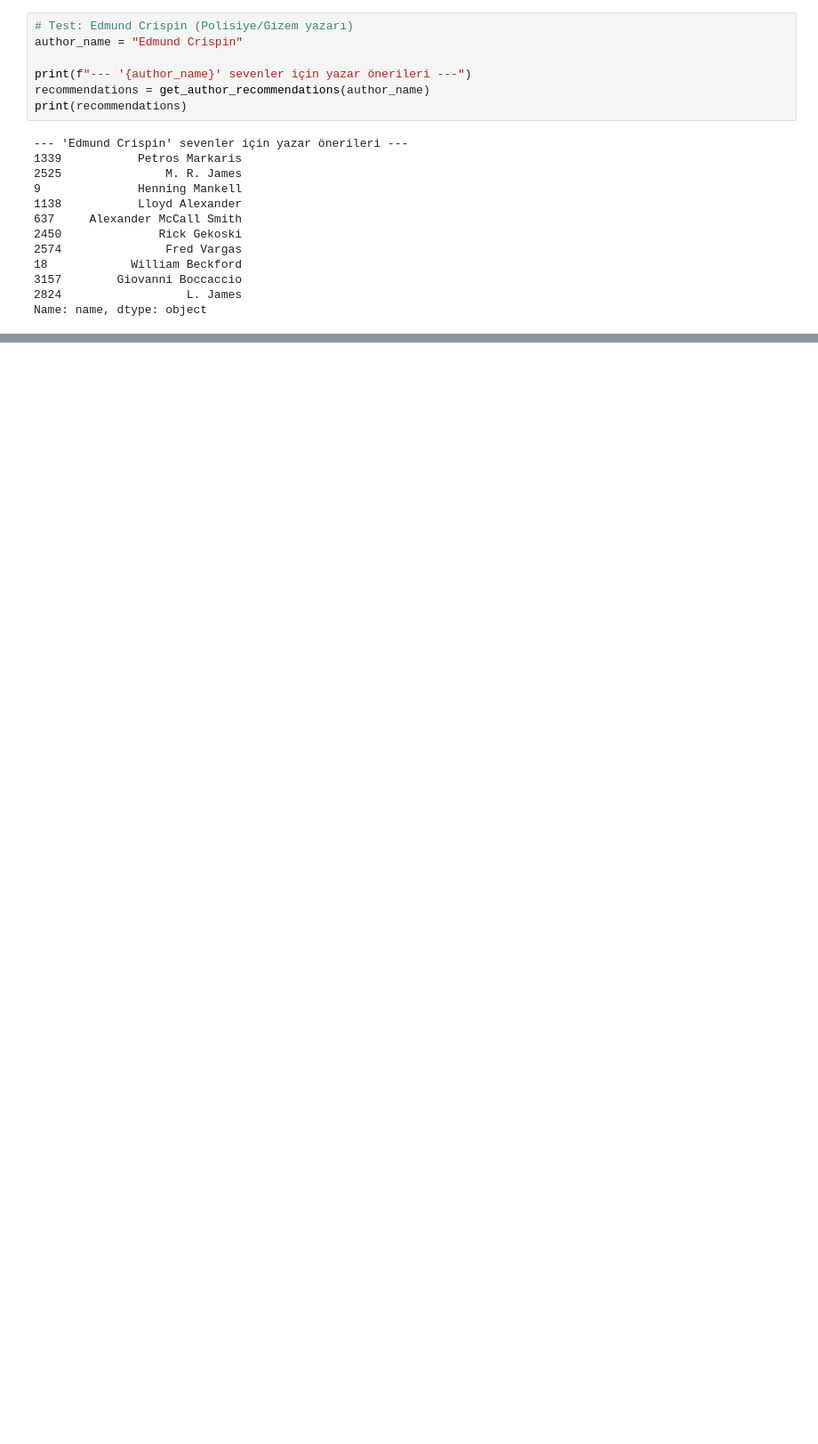
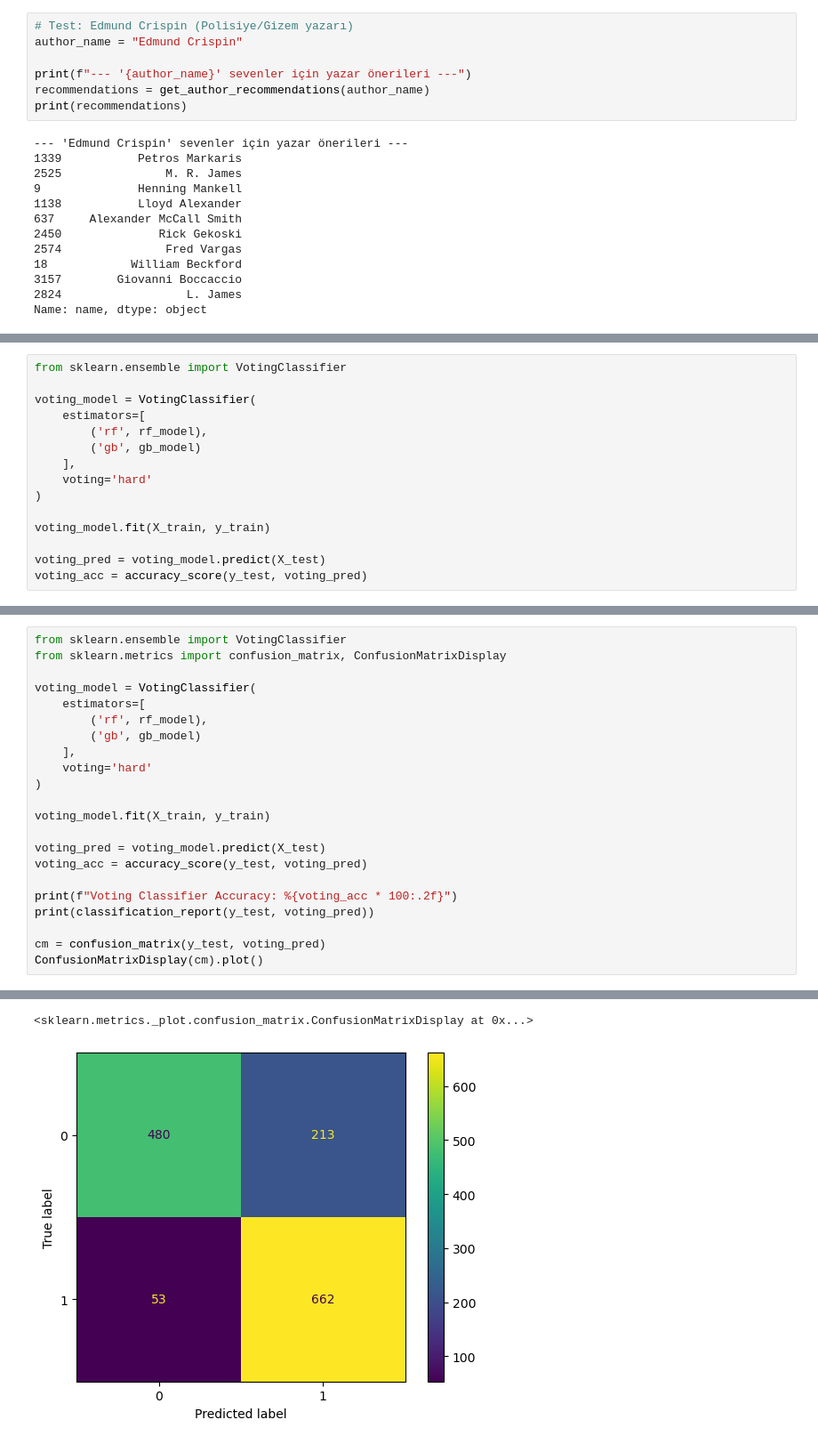
Before and after one commit to ilydozttrk/MakineOgrenmesiProjesi, a Jupyter notebook: MakineOgrenmesiProjesi.ipynb, the cells around one changed output, grey strips where cells are left out. Shown at 89% size. Saved outputs shown, nothing was run; the diff lists cells and outputs as text; blank space fills up the shorter version.

```diff
--- a/MakineOgrenmesiProjesi.ipynb
+++ b/MakineOgrenmesiProjesi.ipynb
@@ -303,0 +881,15 @@ proje_demo_final()
+# %%
+from sklearn.ensemble import VotingClassifier
+
+voting_model = VotingClassifier(
+    estimators=[
+        ('rf', rf_model),
+        ('gb', gb_model)
+    ],
+    voting='hard'
+)
+
+voting_model.fit(X_train, y_train)
+
+voting_pred = voting_model.predict(X_test)
+voting_acc = accuracy_score(y_test, voting_pred)
@@ -303,0 +909,23 @@ proje_demo_final()
+# %%
+from sklearn.ensemble import VotingClassifier
+from sklearn.metrics import confusion_matrix, ConfusionMatrixDisplay
+
+voting_model = VotingClassifier(
+    estimators=[
+        ('rf', rf_model),
+        ('gb', gb_model)
+    ],
+    voting='hard'
+)
+
+voting_model.fit(X_train, y_train)
+
+voting_pred = voting_model.predict(X_test)
+voting_acc = accuracy_score(y_test, voting_pred)
+
+print(f"Voting Classifier Accuracy: %{voting_acc * 100:.2f}")
+print(classification_report(y_test, voting_pred))
+
+cm = confusion_matrix(y_test, voting_pred)
+ConfusionMatrixDisplay(cm).plot()
+# %% [output]
@@ -303,0 +941,2 @@ proje_demo_final()
+<sklearn.metrics._plot.confusion_matrix.ConfusionMatrixDisplay at 0x...>
+[figure, added]
```
Also changed, not shown: parts of 10 cells of this notebook.
